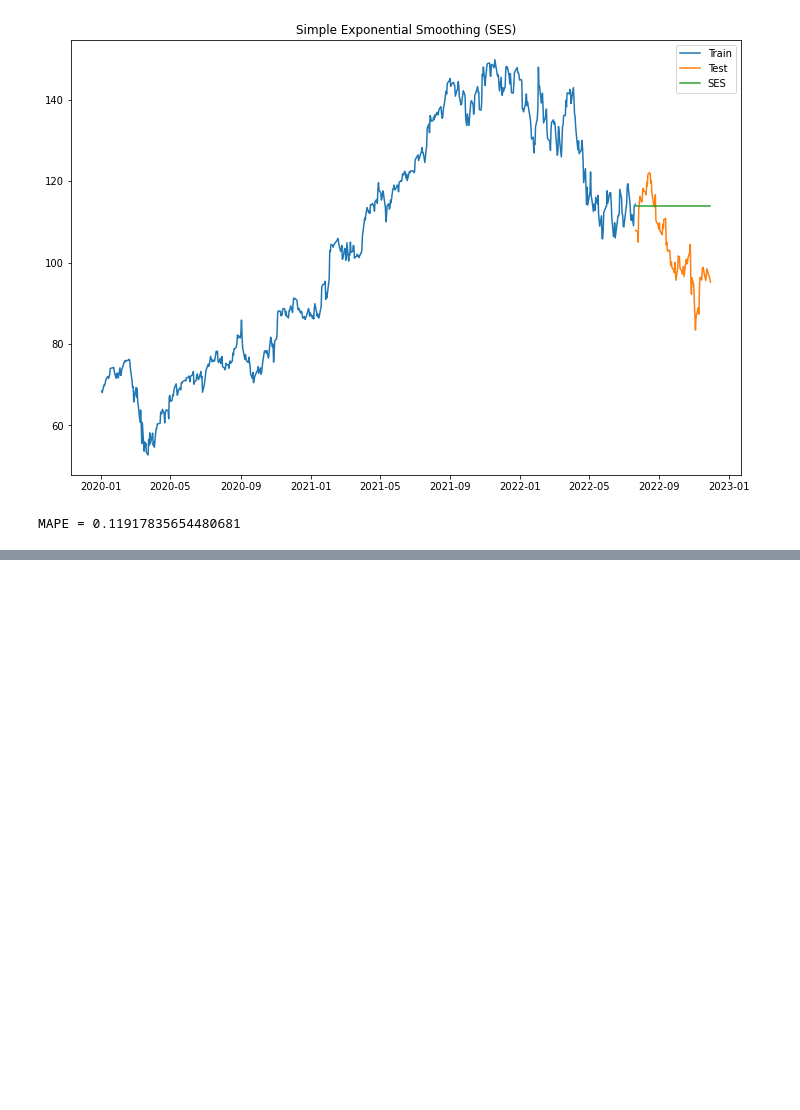
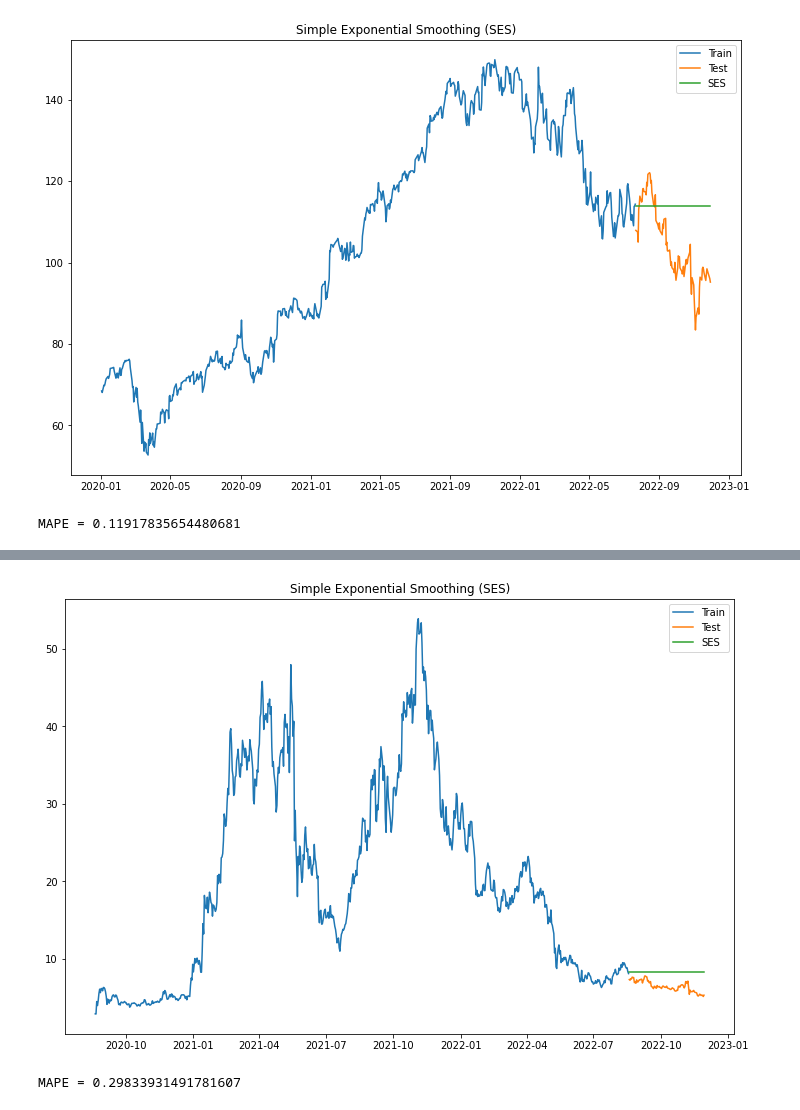
Before and after one commit to SahajTC/A-Fire-Inside, a Jupyter notebook: exponential_smoothening.ipynb, the cells around one changed output, grey strips where cells are left out. Cells and saved outputs as stored; diff of their text form; code cells hidden in the pictures; blank space fills up the shorter version.

```diff
--- a/exponential_smoothening.ipynb
+++ b/exponential_smoothening.ipynb
@@ -97,0 +104,5 @@ MAPE = 0.11917835654480681
+# %%
+mod_train(dot)
+# %% [output]
+[figure, added]
+MAPE = 0.29833931491781607
```
Also changed, not shown: parts of 5 cells of this notebook.
